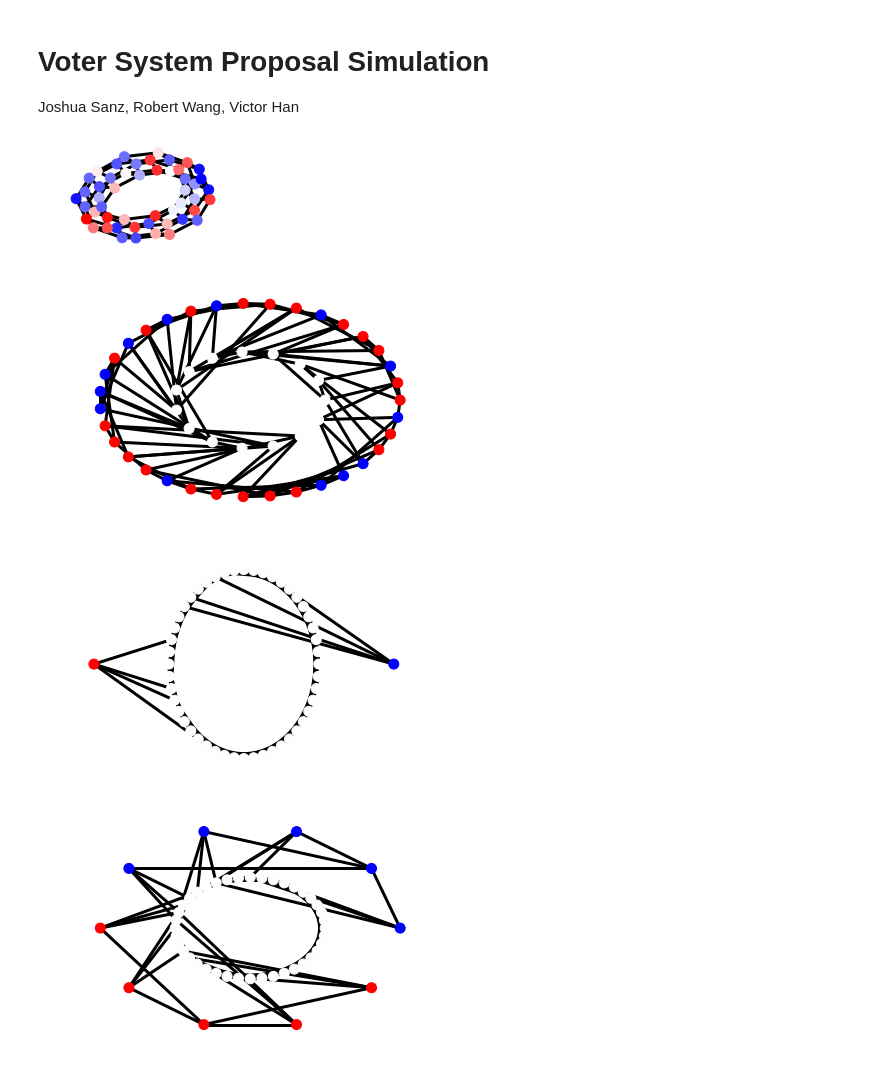
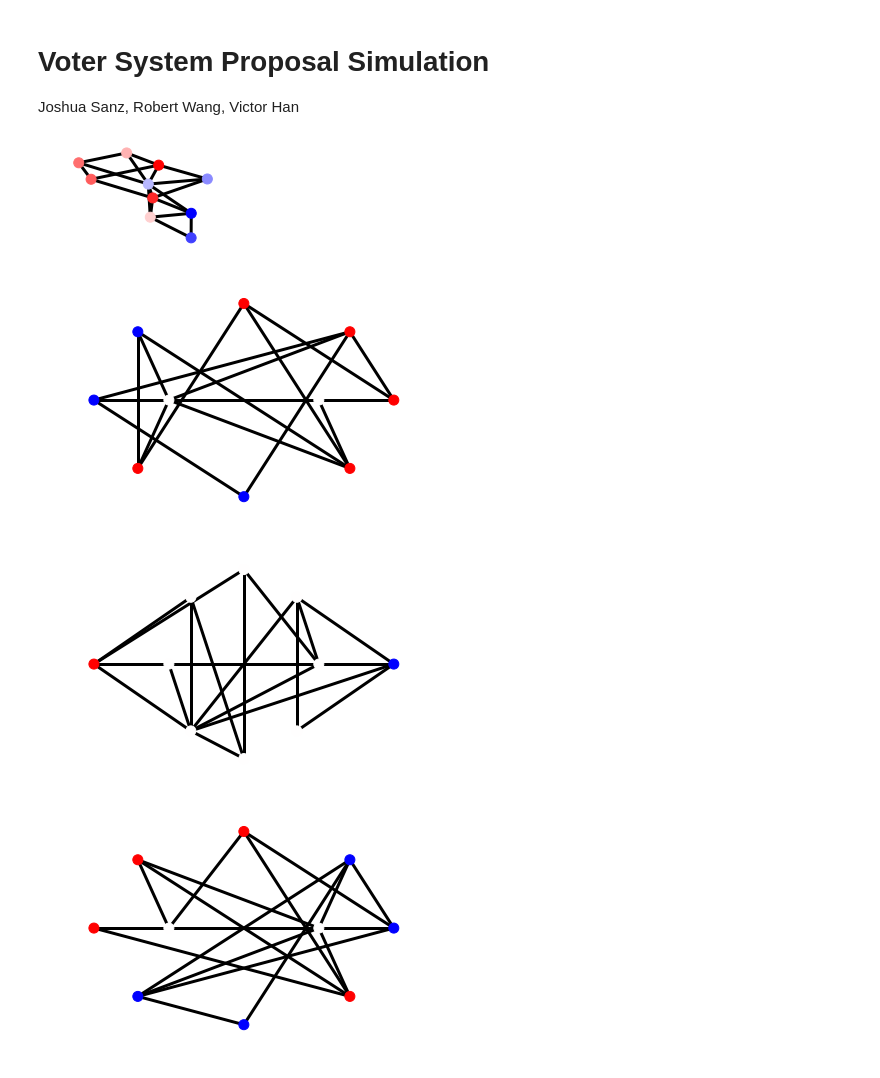
Before and after one commit to vhan95/EECS126_project, a Jupyter notebook: proposal.ipynb, the cells around one changed output. Saved outputs shown, nothing was run; the diff lists cells and outputs as text; code cells hidden in the pictures.

```diff
--- a/proposal.ipynb
+++ b/proposal.ipynb
@@ -21,37 +21,38 @@ import scipy.stats as stats
 from VoterModel import VoterModel
 from graphs import *
 # %%
-#er = erdos_renyi(50, 0.15)
-#er = complete_graph(50)
-#er = cycle(50)
-er = torus_2d(10,5)
+N = 10
+er = erdos_renyi(N, 0.5)
+#er = complete_graph(Nn)
+#er = cycle(N)
+# er = torus_2d(10,5)
 # %%
 options = {
-    'node_color': np.random.rand(50),
+    'node_color': np.random.rand(N),
     'node_size': 100,
     'width': 3,
     'cmap': 'bwr'
 }
 plt.subplot(221)
 nx.draw(er, **options)
 # %% [output]
-[figure, old version]
+[figure, new version]
 # %%
 vm = VoterModel(graph = er, voting='simple', visualization='shell')
 vm.initialize('all_rand')
 vm.draw()
 # %% [output]
-[figure, old version]
+[figure, new version]
 # %%
 vm.initialize('rand_pair')
 vm.draw()
 # %% [output]
-[figure, old version]
+[figure, new version]
 # %%
 vm.update()
 vm.draw()
 # %% [output]
-[figure, old version]
+[figure, new version]
 # %%
 vm.update()
 vm.draw()
```
Also changed, not shown: parts of 2 cells of this notebook, 1 other file.
